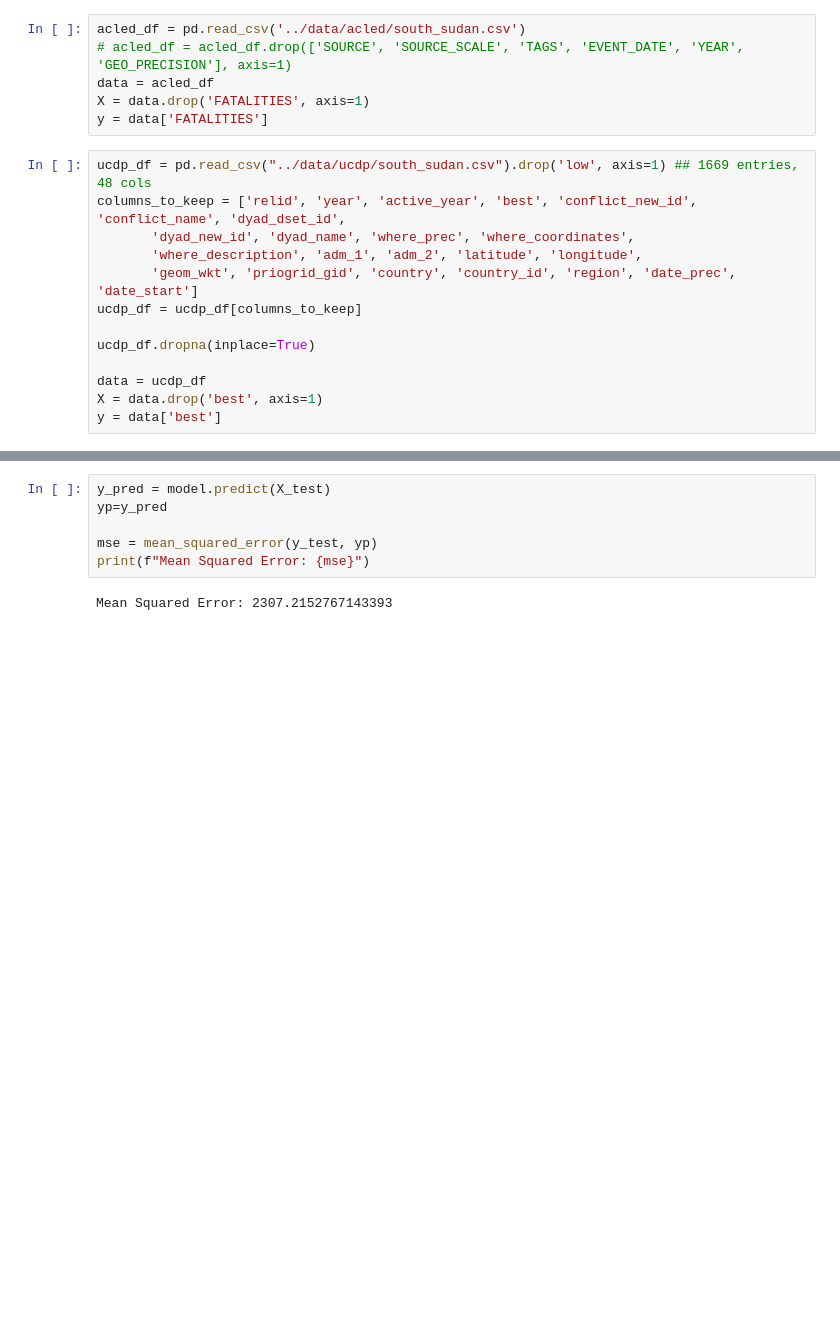
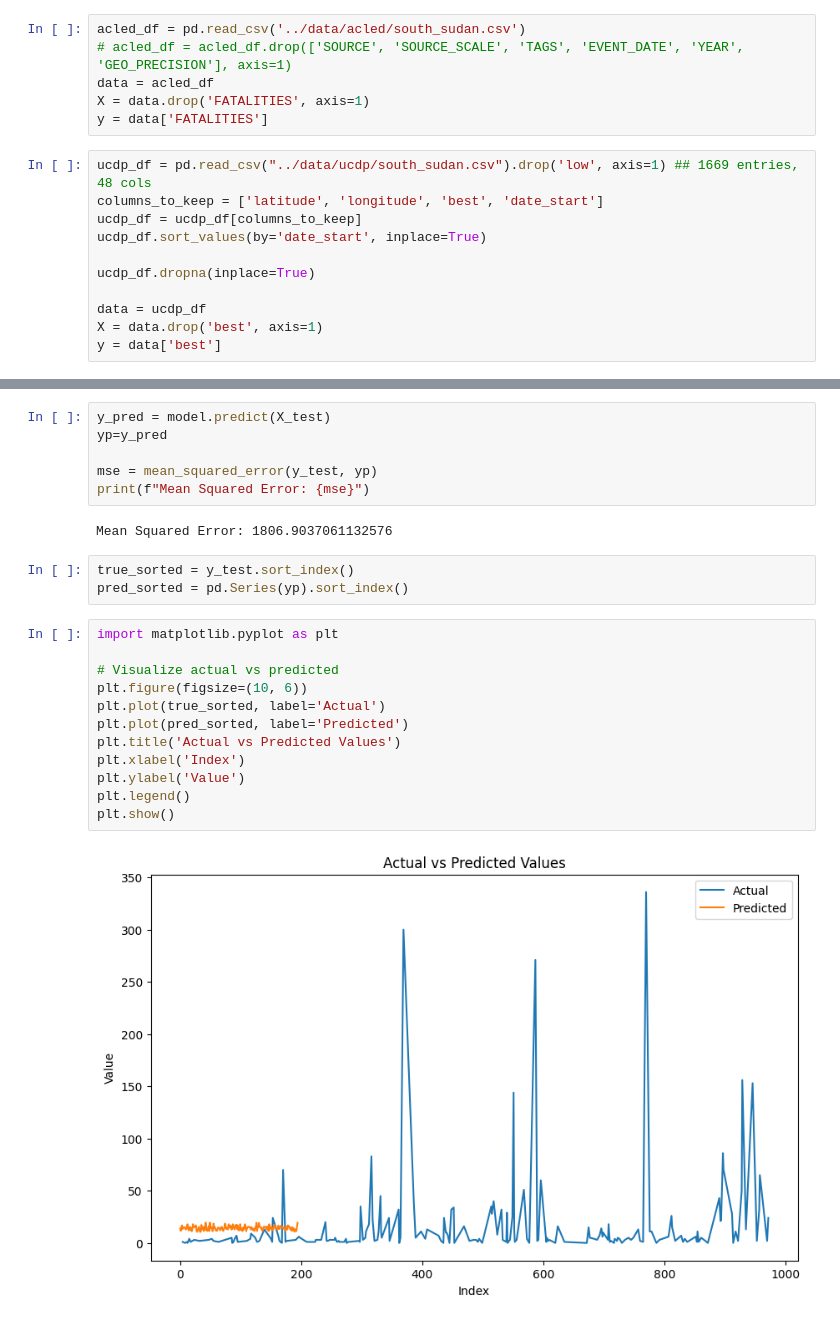
Before and after one commit to kaylanhua/conflicts, a Jupyter notebook: regression/linear_regression.ipynb, the cells around one changed output, grey strips where cells are left out. Cells and saved outputs as stored; diff of their text form; blank space fills up the shorter version.

```diff
--- a/regression/linear_regression.ipynb
+++ b/regression/linear_regression.ipynb
@@ -22,11 +22,9 @@ X = data.drop('FATALITIES', axis=1)
 y = data['FATALITIES']
 # %%
 ucdp_df = pd.read_csv("../data/ucdp/south_sudan.csv").drop('low', axis=1) ## 1669 entries, 48 cols
-columns_to_keep = ['relid', 'year', 'active_year', 'best', 'conflict_new_id', 'conflict_name', 'dyad_dset_id',
-       'dyad_new_id', 'dyad_name', 'where_prec', 'where_coordinates',
-       'where_description', 'adm_1', 'adm_2', 'latitude', 'longitude',
-       'geom_wkt', 'priogrid_gid', 'country', 'country_id', 'region', 'date_prec', 'date_start']
+columns_to_keep = ['latitude', 'longitude', 'best', 'date_start']
 ucdp_df = ucdp_df[columns_to_keep]
+ucdp_df.sort_values(by='date_start', inplace=True)
 
 ucdp_df.dropna(inplace=True)
 
@@ -64,4 +61,21 @@ yp=y_pred
 mse = mean_squared_error(y_test, yp)
 print(f"Mean Squared Error: {mse}")
 # %% [output]
-Mean Squared Error: 2307.2152767143393
+Mean Squared Error: 1806.9037061132576
+# %%
+true_sorted = y_test.sort_index()
+pred_sorted = pd.Series(yp).sort_index()
+# %%
+import matplotlib.pyplot as plt
+
+# Visualize actual vs predicted
+plt.figure(figsize=(10, 6))
+plt.plot(true_sorted, label='Actual')
+plt.plot(pred_sorted, label='Predicted')
+plt.title('Actual vs Predicted Values')
+plt.xlabel('Index')
+plt.ylabel('Value')
+plt.legend()
+plt.show()
+# %% [output]
+[figure, added]
```
Also changed, not shown: parts of 2 cells of this notebook, 2 other files.
